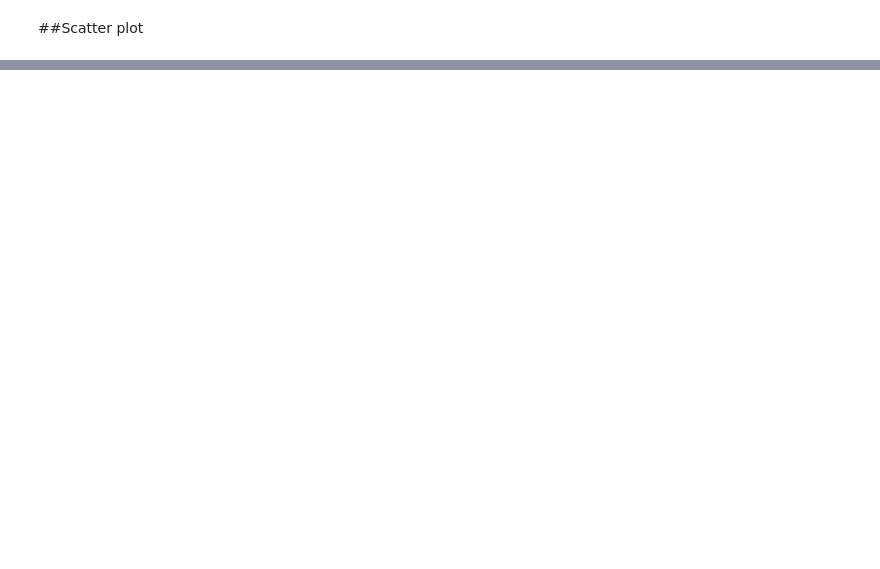
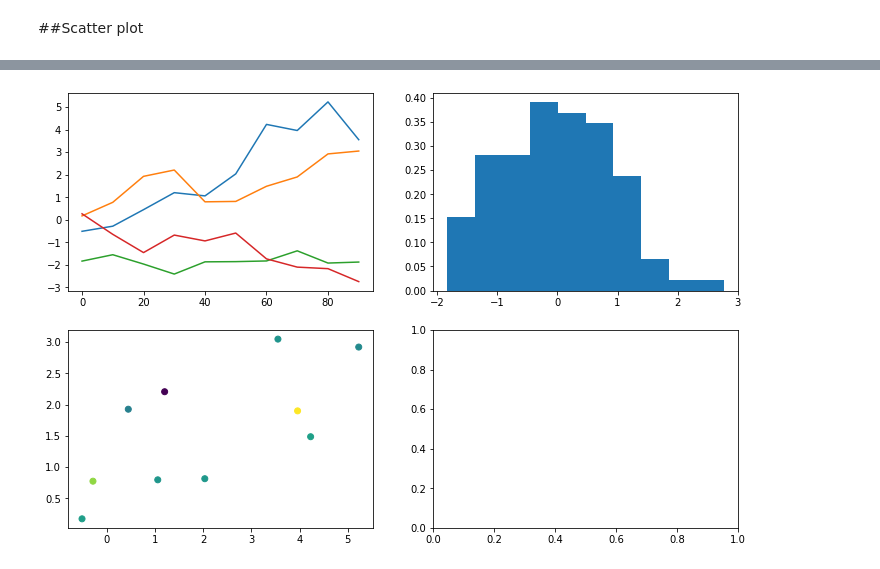
Before and after one commit to cchio74/forgemaster, a Jupyter notebook: lab04_BJ_plot.ipynb, the cells around one changed output, grey strips where cells are left out. Saved outputs shown, nothing was run; the diff lists cells and outputs as text; code cells hidden in the pictures; blank space fills up the shorter version.

```diff
--- a/lab04_BJ_plot.ipynb
+++ b/lab04_BJ_plot.ipynb
@@ -115,0 +372,8 @@ plt.scatter(x=df['A'],y=df['B'],s=df['C']*-100,c=df['D'])
+# %%
+fig,axes=plt.subplots(2,2,figsize=[12,8])
+axes[0,0].plot(df)
+axes[0,1].hist(s,density=True)
+axes[1,0].scatter(x=df['A'],y=df['B'],c=df['C'])
+plt.show()
+# %% [output]
+[figure, added]
```
Also changed, not shown: parts of 59 cells of this notebook.
